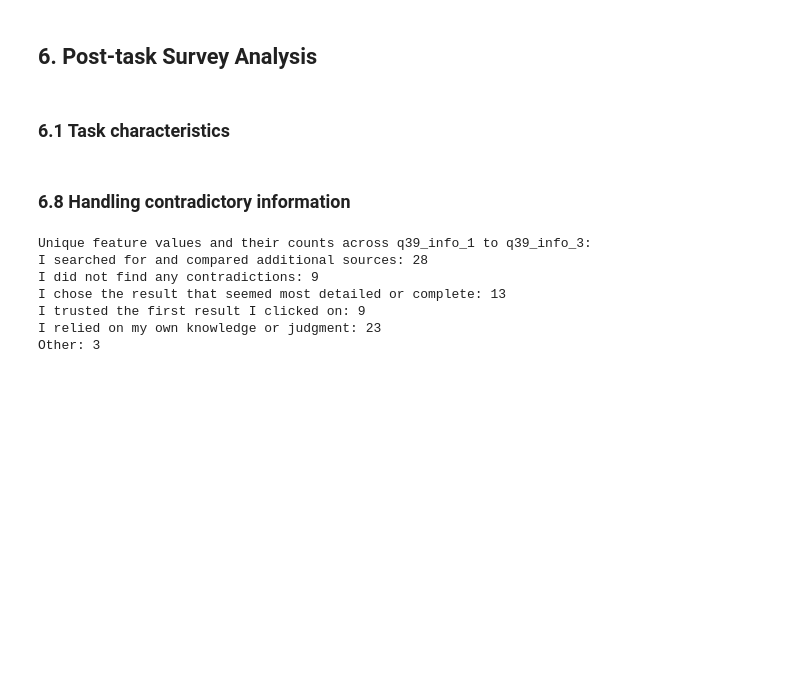
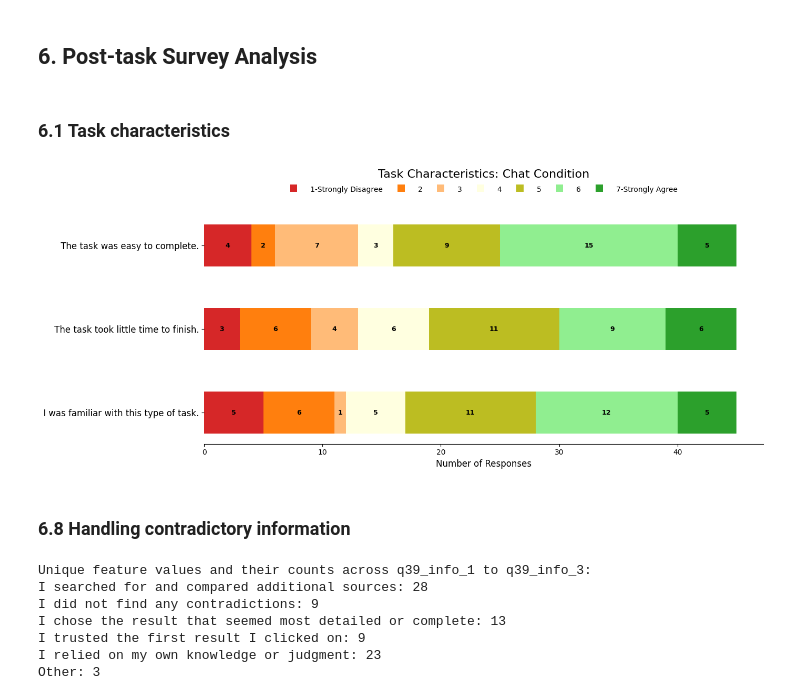
Before and after one commit to kaki1995/Advanced-Project-Study-TUM-GG-Istanbul, a Jupyter notebook: exploratory_analysis_visualization.ipynb, the cells around one changed output. Drawn from its saved outputs; the diff is of its cells as text; code cells hidden in the pictures; blank space fills up the shorter version.

```diff
--- a/exploratory_analysis_visualization.ipynb
+++ b/exploratory_analysis_visualization.ipynb
@@ -1532,6 +1532,76 @@ plt.show()
 ## 6. Post-task Survey Analysis
 # %% [markdown]
 ### 6.1 Task characteristics
+# %%
+# Stacked horizontal bar chart for task characteristics in Chat Condition
+# Columns: q19_task_easy, q20_task_quick, q21_task_familiar
+
+import matplotlib.pyplot as plt
+import numpy as np
+
+# Define the columns and their labels
+task_cols = ['q19_task_easy', 'q20_task_quick', 'q21_task_familiar']
+task_labels = [
+    'The task was easy to complete.',
+    'The task took little time to finish.',
+    'I was familiar with this type of task.'
+]
+
+# Define the scale labels (1-7 Likert scale)
+scale_labels = ['1-Strongly Disagree', '2', '3', '4', '5', '6', '7-Strongly Agree']
+
+# Prepare data: count responses for each scale value (1-7) for each task question
+data = []
+for col in task_cols:
+    counts = df_chat_surveys[col].value_counts().sort_index()
+    # Ensure all scale values (1-7) are present, fill missing with 0
+    row = [counts.get(i, 0) for i in range(1, 8)]
+    data.append(row)
+
+# Create the plot
+fig, ax = plt.subplots(figsize=(14, 6))
+bar_height = 0.25
+
+# Y positions for the three bars (top to bottom)
+y_pos = np.array([1.0, 0.5, 0])
+
+# Colors for each scale value (gradient from red to green)
+colors = ['#d62728', '#ff7f0e', '#ffbb78', '#ffffe0', '#bcbd22', '#90ee90', '#2ca02c']
+
+# Create stacked bars
+for i, (task_data, y) in enumerate(zip(data, y_pos)):
+    left = 0
+    for j, count in enumerate(task_data):
+        if count > 0:
+            ax.barh(y, count, left=left, height=bar_height, color=colors[j],
+                   label=scale_labels[j] if i == 0 else "")
+            # Annotate with count if space allows
+            if count > 0:
+                ax.text(left + count / 2, y, f'{int(count)}', va='center', ha='center',
+                       fontsize=9, color='black', weight='bold')
+            left += count
+
+# Set y labels and limits
+ax.set_yticks(y_pos)
+ax.set_yticklabels(task_labels, fontsize=12)
+ax.set_xlabel('Number of Responses', fontsize=12)
+ax.set_title('Task Characteristics: Chat Condition', fontsize=16, pad=50)
+
+# Remove top, right, left spines for a clean look
+for spine in ['top', 'right', 'left']:
+    ax.spines[spine].set_visible(False)
+
+# Legend centered between title and bars
+legend = ax.legend(loc='upper center', bbox_to_anchor=(0.5, 1.15), ncol=7,
+                  frameon=False, fontsize=10, markerscale=1)
+for handle in legend.legend_handles:
+    handle.set_height(10)
+    handle.set_width(10)
+
+plt.tight_layout()
+plt.show()
+# %% [output]
+[figure, added]
 # %% [markdown]
 ### 6.8 Handling contradictory information
 # %%
```
Also changed, not shown: parts of 2 cells of this notebook.
